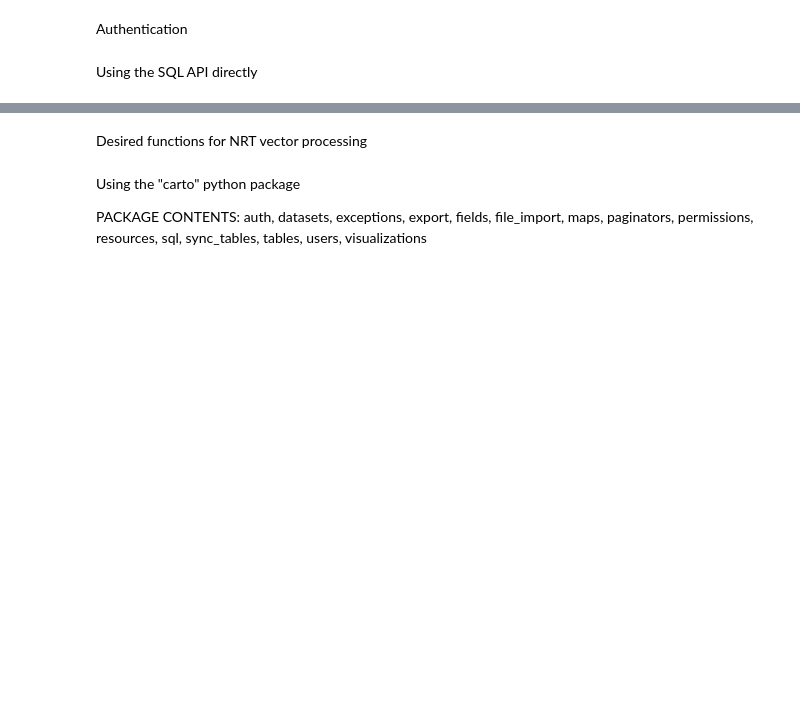
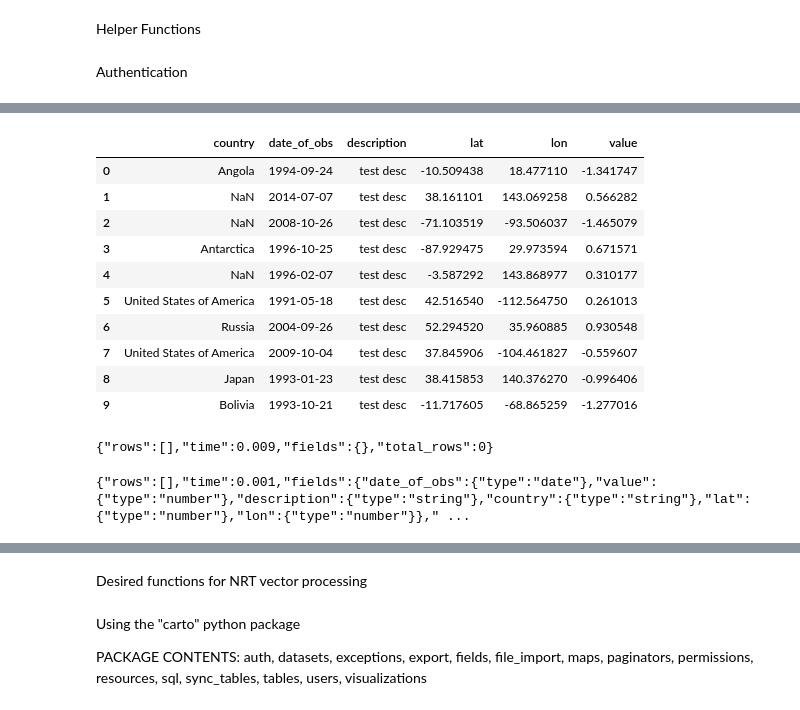
Before and after one commit to nsuberi/ResourceWatchCode, a Jupyter notebook: Data Access Assistance/Using the Carto API.ipynb, the cells around one changed output, grey strips where cells are left out. Cells and saved outputs as stored; diff of their text form; code cells hidden in the pictures; blank space fills up the shorter version.

```diff
--- a/Data Access Assistance/Using the Carto API.ipynb
+++ b/Data Access Assistance/Using the Carto API.ipynb
@@ -32,0 +62,2 @@ Python's datetime, section 8.4:
+# %% [markdown]
+Helper Functions
@@ -40,5 +118,3 @@ config = ConfigParser()
 config.read("/Users/nathansuberi/Desktop/Code Portfolio/ResourceWatchCode/.env")
 # FROM: https://resourcewatch.carto.com/u/wri-rw/your_apps
 carto_api_token = config.get("auth", "carto_api_token")
-# %% [markdown]
-Using the SQL API directly
@@ -58,0 +121,29 @@ Using the SQL API directly
+# %%
+# Create sample data
+
+# Define the column names and types
+cols_and_types = {
+    #col name: Carto col type
+    "date_of_obs":"date",
+    "value":"float",
+    "description":"varchar",
+    "country":"varchar",
+    "lat":"float",
+    "lon":"float"
+    #"the_geom": "geometry"
+}
+
+dates = create_random_dates(10)
+lats, lons, countries = random_points_and_countries(10)
+data = {
+    "date_of_obs":dates,
+    "value":np.random.randn(10),
+    "description":"test desc",
+    "lat":lats,
+    "lon":lons,
+    "country":countries
+    #"the_geom":
+}
+df = pd.DataFrame(data)
+df
+# %% [output]
@@ -58,0 +151,40 @@ Using the SQL API directly
+|  | country | date_of_obs | description | lat | lon | value |
+| 0 | Angola | 1994-09-24 | test desc | -10.509438 | 18.477110 | -1.341747 |
+| 1 | NaN | 2014-07-07 | test desc | 38.161101 | 143.069258 | 0.566282 |
+| 2 | NaN | 2008-10-26 | test desc | -71.103519 | -93.506037 | -1.465079 |
+| 3 | Antarctica | 1996-10-25 | test desc | -87.929475 | 29.973594 | 0.671571 |
+| 4 | NaN | 1996-02-07 | test desc | -3.587292 | 143.868977 | 0.310177 |
+| 5 | United States of America | 1991-05-18 | test desc | 42.516540 | -112.564750 | 0.261013 |
+| 6 | Russia | 2004-09-26 | test desc | 52.294520 | 35.960885 | 0.930548 |
+| 7 | United States of America | 2009-10-04 | test desc | 37.845906 | -104.461827 | -0.559607 |
+| 8 | Japan | 1993-01-23 | test desc | 38.415853 | 140.376270 | -0.996406 |
+| 9 | Bolivia | 1993-10-21 | test desc | -11.717605 | -68.865259 | -1.277016 |
+# %%
+# Create table sql
+table_name = "Nathan_Carto_SQL_API_test"
+
+columns_and_data_types = ", ".join([col + " " + cols_and_types[col] for col in cols_and_types])
+
+create_table_sql = """
+CREATE TABLE {table_name}
+ (
+ {columns_and_data_types}
+ );
+""".format(table_name=table_name, columns_and_data_types=columns_and_data_types)
+
+res = sql_api(carto_url, create_table_sql, carto_api_token)
+print(res.text)
+# %% [output]
+{"rows":[],"time":0.009,"fields":{},"total_rows":0}
+# %%
+# Select all from a table
+table_name = "Nathan_Carto_SQL_API_test"
+
+select_all_sql = """
+SELECT * FROM {table_name}
+""".format(table_name=table_name)
+
+res = sql_api(carto_url, select_all_sql, carto_api_token)
+print(res.text)
+# %% [output]
+{"rows":[],"time":0.001,"fields":{"date_of_obs":{"type":"date"},"value":{"type":"number"},"description":{"type":"string"},"country":{"type":"string"},"lat":{"type":"number"},"lon":{"type":"number"}}," ...
```
Also changed, not shown: parts of 18 cells of this notebook.
